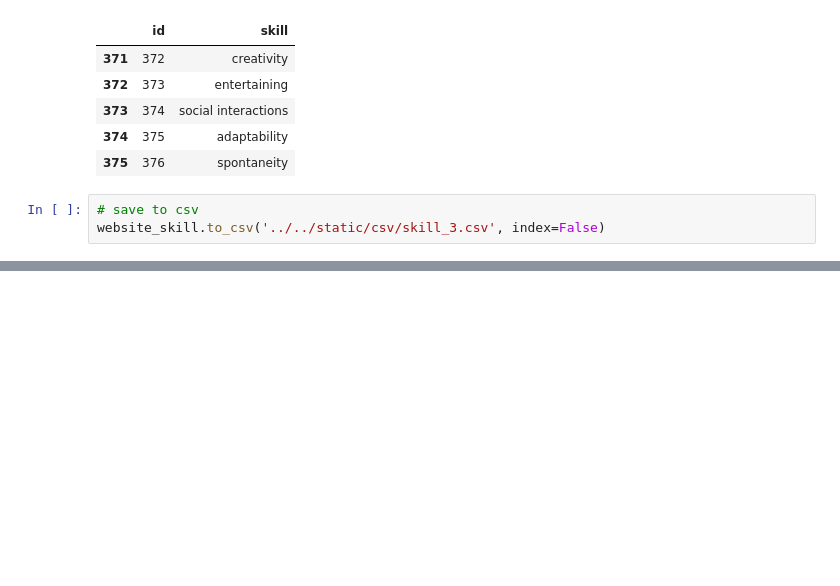
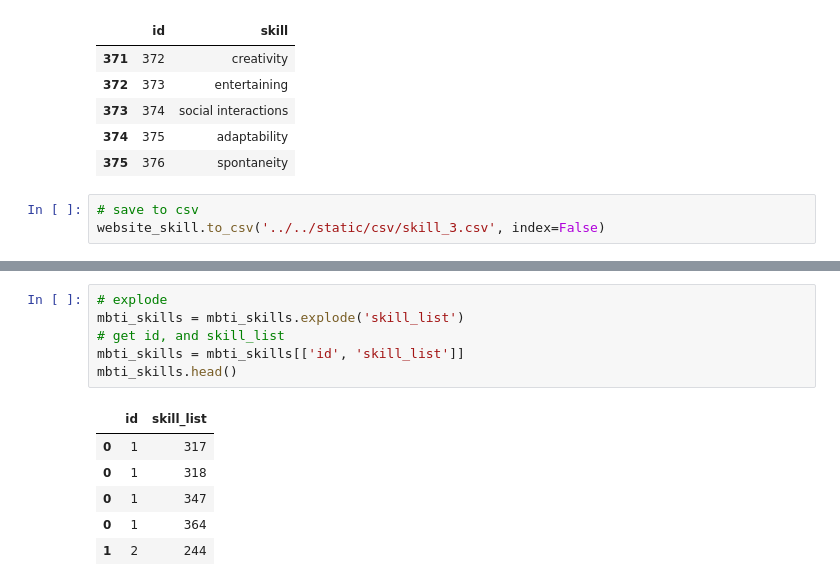
Before and after one commit to ron-ligsay/course-u, a Jupyter notebook: course_u/src/notebooks/mbti_skills.ipynb, the cells around one changed output, grey strips where cells are left out. Saved outputs shown, nothing was run; the diff lists cells and outputs as text; blank space fills up the shorter version.

```diff
--- a/course_u/src/notebooks/mbti_skills.ipynb
+++ b/course_u/src/notebooks/mbti_skills.ipynb
@@ -257,0 +385,13 @@ website_skill.to_csv('../../static/csv/skill_3.csv', index=False)
+# %%
+# explode
+mbti_skills = mbti_skills.explode('skill_list')
+# get id, and skill_list
+mbti_skills = mbti_skills[['id', 'skill_list']]
+mbti_skills.head()
+# %% [output]
+|  | id | skill_list |
+| 0 | 1 | 317 |
+| 0 | 1 | 318 |
+| 0 | 1 | 347 |
+| 0 | 1 | 364 |
+| 1 | 2 | 244 |
```
Also changed, not shown: parts of 21 cells of this notebook, 1 other file.
